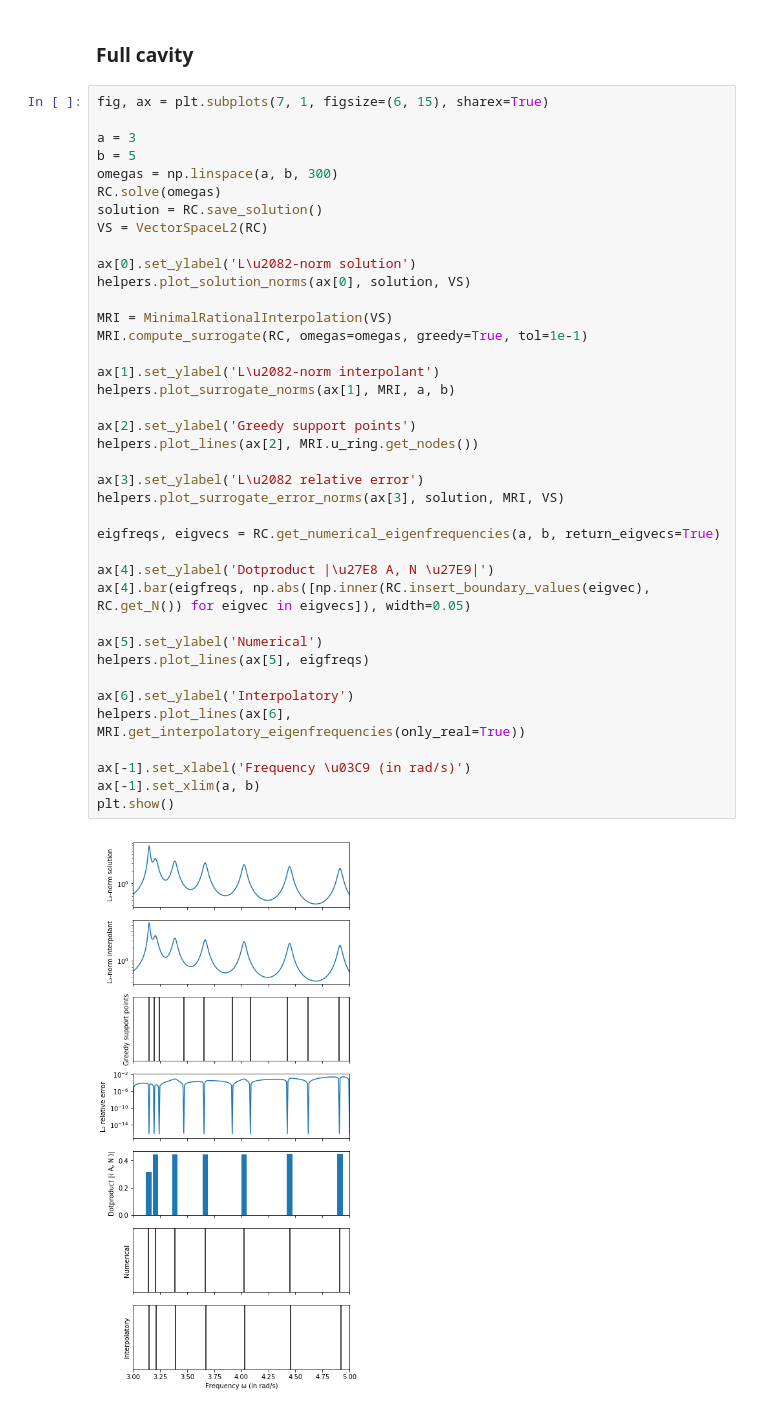
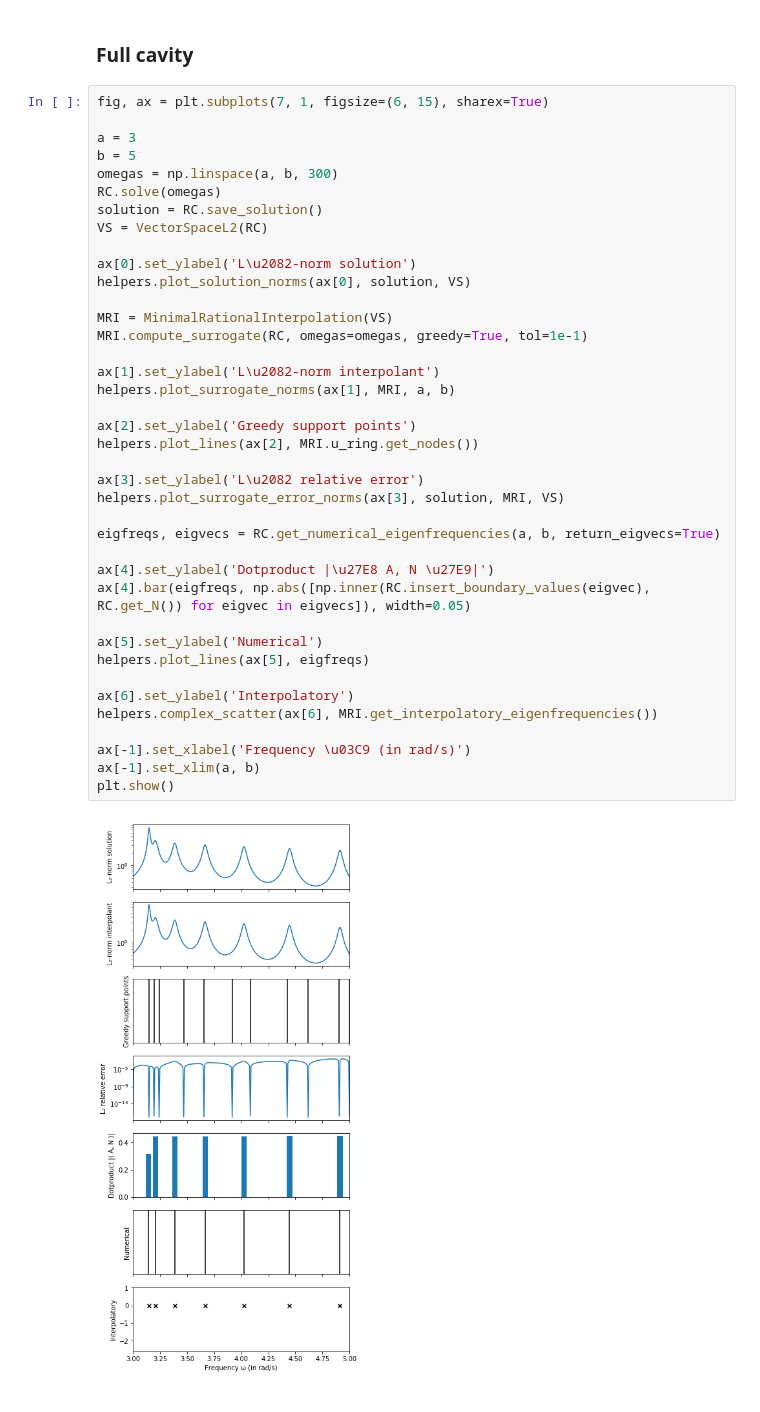
Before and after one commit to FMatti/Maxwell-MRI, a Jupyter notebook: examples/imperfect_conductor/imperfect_conductor.ipynb, the cells around one changed output. Saved outputs shown, nothing was run; the diff lists cells and outputs as text.

Commit message:
create complex plane resonance plot

```diff
--- a/examples/imperfect_conductor/imperfect_conductor.ipynb
+++ b/examples/imperfect_conductor/imperfect_conductor.ipynb
@@ -57,32 +57,32 @@ VS = VectorSpaceL2(RC)
 
 ax[0].set_ylabel('L\u2082-norm solution')
 helpers.plot_solution_norms(ax[0], solution, VS)
 
 MRI = MinimalRationalInterpolation(VS)
 MRI.compute_surrogate(RC, omegas=omegas, greedy=True, tol=1e-1)
 
 ax[1].set_ylabel('L\u2082-norm interpolant')
 helpers.plot_surrogate_norms(ax[1], MRI, a, b)
 
 ax[2].set_ylabel('Greedy support points')
 helpers.plot_lines(ax[2], MRI.u_ring.get_nodes())
 
 ax[3].set_ylabel('L\u2082 relative error')
 helpers.plot_surrogate_error_norms(ax[3], solution, MRI, VS)
 
 eigfreqs, eigvecs = RC.get_numerical_eigenfrequencies(a, b, return_eigvecs=True)
 
 ax[4].set_ylabel('Dotproduct |\u27E8 A, N \u27E9|')
 ax[4].bar(eigfreqs, np.abs([np.inner(RC.insert_boundary_values(eigvec), RC.get_N()) for eigvec in eigvecs]), width=0.05)
 
 ax[5].set_ylabel('Numerical')
 helpers.plot_lines(ax[5], eigfreqs)
 
 ax[6].set_ylabel('Interpolatory')
-helpers.plot_lines(ax[6], MRI.get_interpolatory_eigenfrequencies(only_real=True))
+helpers.complex_scatter(ax[6], MRI.get_interpolatory_eigenfrequencies())
 
 ax[-1].set_xlabel('Frequency \u03C9 (in rad/s)')
 ax[-1].set_xlim(a, b)
 plt.show()
 # %% [output]
-[figure, old version]
+[figure, new version]
```
Also changed, not shown: 2 other files.
